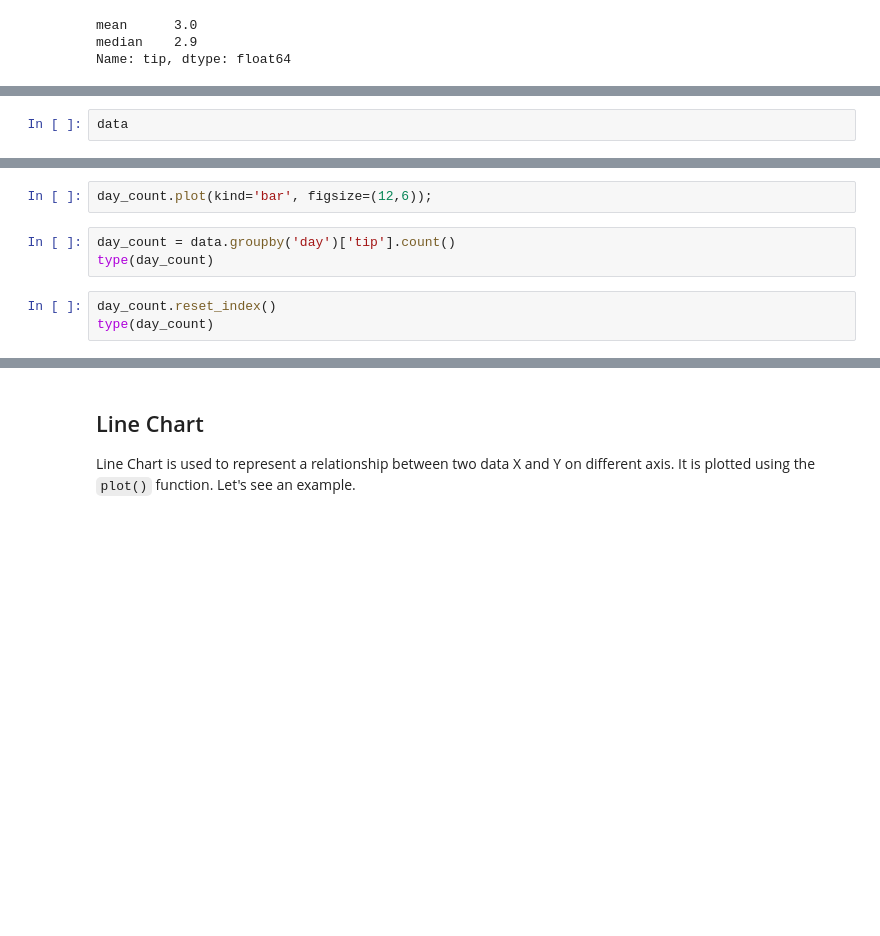
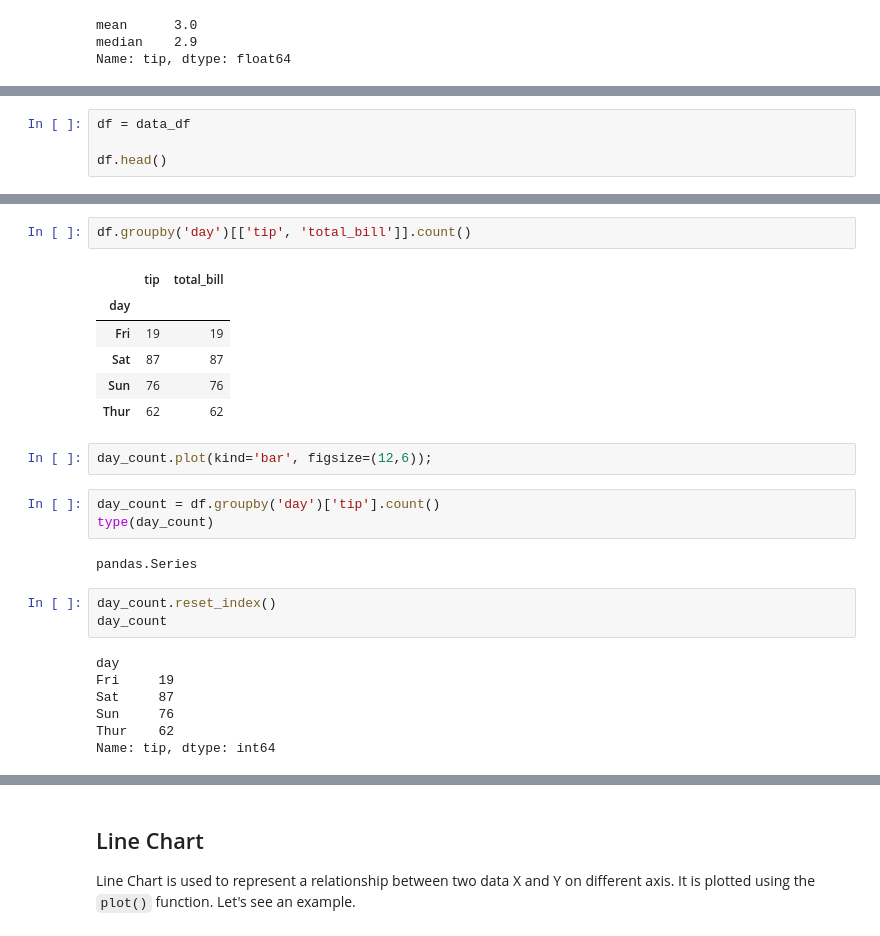
Before and after one commit to geff-ghost/notebooks, a Jupyter notebook: data_visualization/data_visualization.ipynb, the cells around one changed output, grey strips where cells are left out. Saved outputs shown, nothing was run; the diff lists cells and outputs as text; blank space fills up the shorter version.

```diff
--- a/data_visualization/data_visualization.ipynb
+++ b/data_visualization/data_visualization.ipynb
@@ -367,2 +371,4 @@ plt.title('Smokers vs Non-smokers Scatter plot');
 # %%
-data
+df = data_df
+
+df.head()
@@ -374,11 +403,29 @@ type(day_count)
+# %%
+df.groupby('day')[['tip', 'total_bill']].count()
+# %% [output]
+|  | tip | total_bill |
+| day |  |  |
+| Fri | 19 | 19 |
+| Sat | 87 | 87 |
+| Sun | 76 | 76 |
+| Thur | 62 | 62 |
 # %%
 day_count.plot(kind='bar', figsize=(12,6));
 # %%
-day_count = data.groupby('day')['tip'].count()
+day_count = df.groupby('day')['tip'].count()
 type(day_count)
+# %% [output]
+pandas.Series
 # %%
 day_count.reset_index()
-type(day_count)
+day_count
+# %% [output]
+day
+Fri     19
+Sat     87
+Sun     76
+Thur    62
+Name: tip, dtype: int64
 # %%
 plt.figure(figsize=(12,5))
 plt.bar(day_count.index, day_count.values)
```
Also changed, not shown: parts of 8 cells of this notebook.
